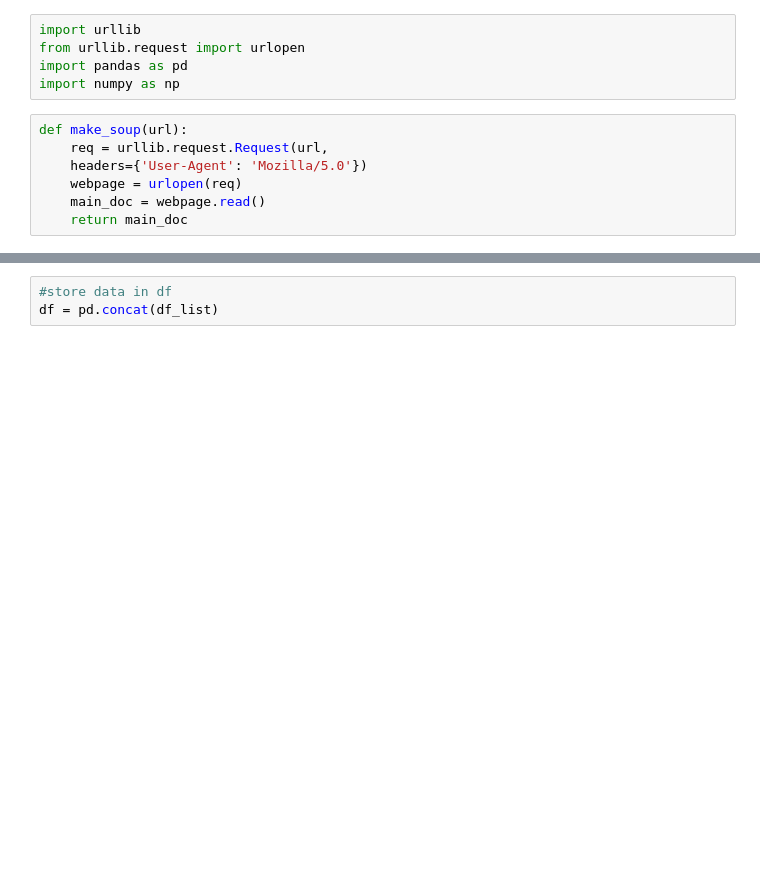
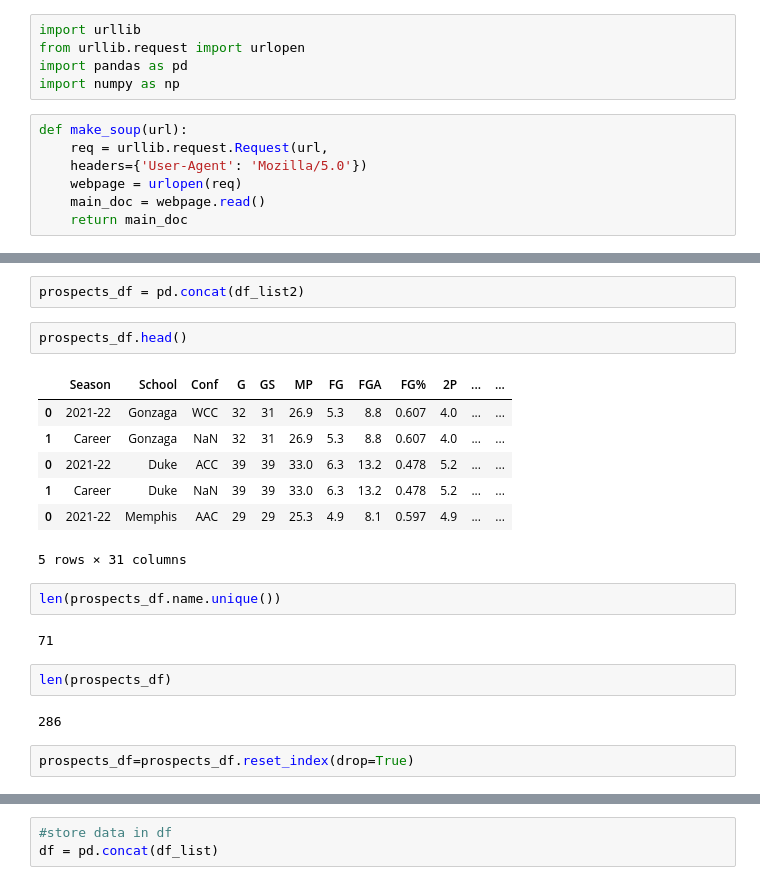
Before and after one commit to jpicc/NBA-Draft-Predictor, a Jupyter notebook: data_cleaning.ipynb, the cells around one changed output, grey strips where cells are left out. Drawn from its saved outputs; the diff is of its cells as text; blank space fills up the shorter version.

```diff
--- a/data_cleaning.ipynb
+++ b/data_cleaning.ipynb
@@ -12,0 +67,22 @@ def make_soup(url):
+# %%
+prospects_df = pd.concat(df_list2)
+# %%
+prospects_df.head()
+# %% [output]
+|  | Season | School | Conf | G | GS | MP | FG | FGA | FG% | 2P | ... | ... |
+| 0 | 2021-22 | Gonzaga | WCC | 32 | 31 | 26.9 | 5.3 | 8.8 | 0.607 | 4.0 | ... | ... |
+| 1 | Career | Gonzaga | NaN | 32 | 31 | 26.9 | 5.3 | 8.8 | 0.607 | 4.0 | ... | ... |
+| 0 | 2021-22 | Duke | ACC | 39 | 39 | 33.0 | 6.3 | 13.2 | 0.478 | 5.2 | ... | ... |
+| 1 | Career | Duke | NaN | 39 | 39 | 33.0 | 6.3 | 13.2 | 0.478 | 5.2 | ... | ... |
+| 0 | 2021-22 | Memphis | AAC | 29 | 29 | 25.3 | 4.9 | 8.1 | 0.597 | 4.9 | ... | ... |
+5 rows × 31 columns
+# %%
+len(prospects_df.name.unique())
+# %% [output]
+71
+# %%
+len(prospects_df)
+# %% [output]
+286
+# %%
+prospects_df=prospects_df.reset_index(drop=True)
```
Also changed, not shown: parts of 59 cells of this notebook, 3 other files.
